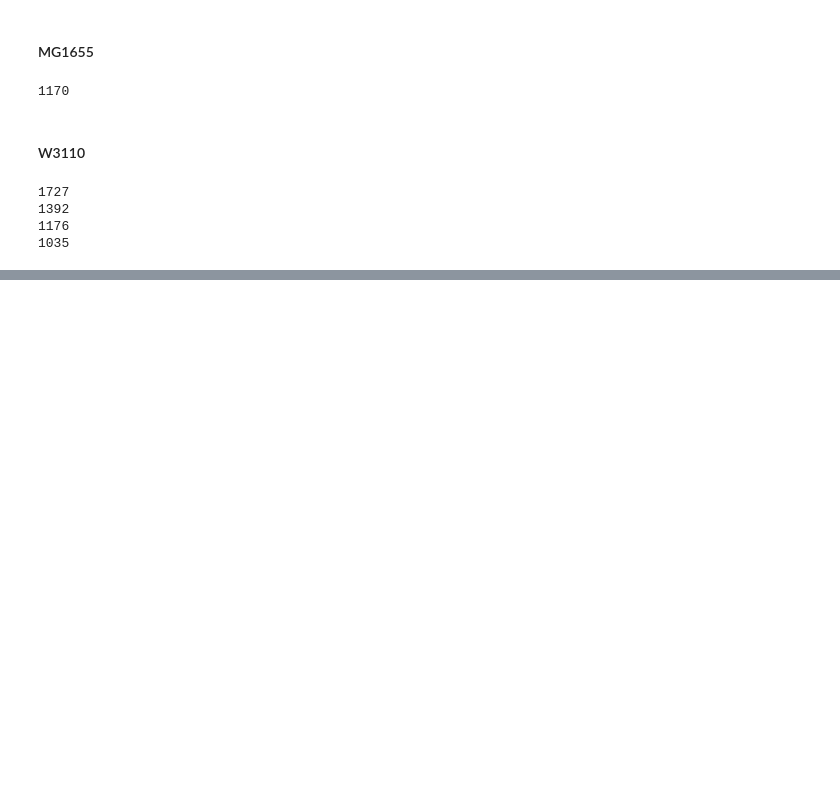
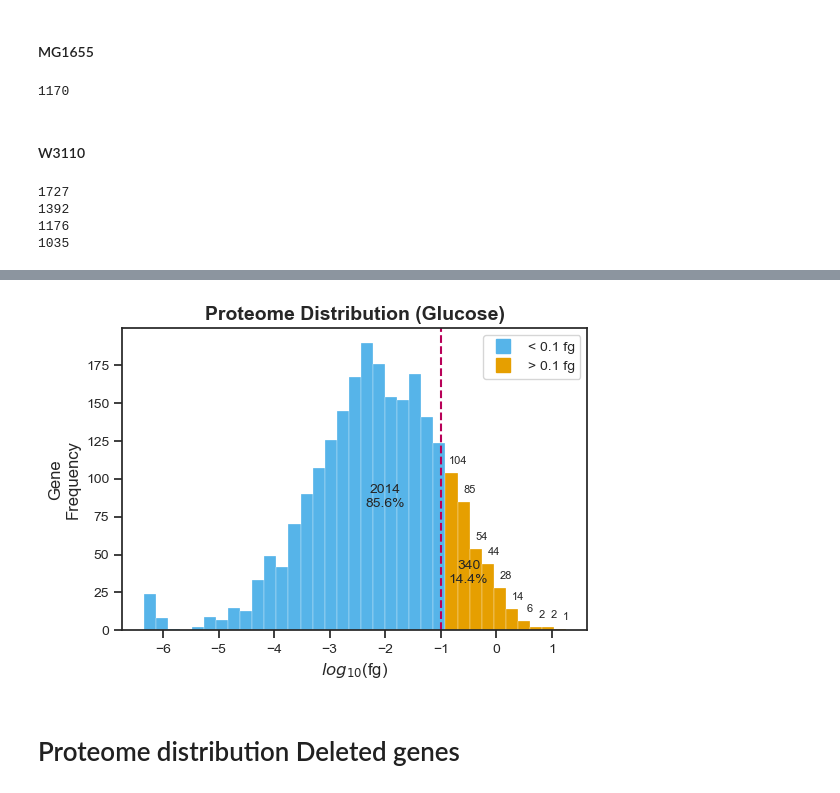
Before and after one commit to utrillalab/Cell_Resource_Minimization_Strategies, a Jupyter notebook: src/Genome_vs_proteome.ipynb, the cells around one changed output, grey strips where cells are left out. Drawn from its saved outputs; the diff is of its cells as text; code cells hidden in the pictures; blank space fills up the shorter version.

```diff
--- a/src/Genome_vs_proteome.ipynb
+++ b/src/Genome_vs_proteome.ipynb
@@ -148,0 +256,2 @@ plot_perc_load(prot_load, prot_perc, conditions = representative_conditions,
+# %%
+distribucion_prot_glc = pd.DataFrame({'Gen':proteomic_data.Bnumber,'Glucosa':proteomic_data['Glucosa']})
@@ -148,0 +267,6 @@ plot_perc_load(prot_load, prot_perc, conditions = representative_conditions,
+# %%
+plot_distribution(distribucion_prot_glc.loc[distribucion_prot_glc['Glucosa']>0] , 'Glucosa', eng=True)
+# %% [output]
+[figure, added]
+# %% [markdown]
+# Proteome distribution Deleted genes
```
Also changed, not shown: parts of 41 cells of this notebook, 4 other files.
